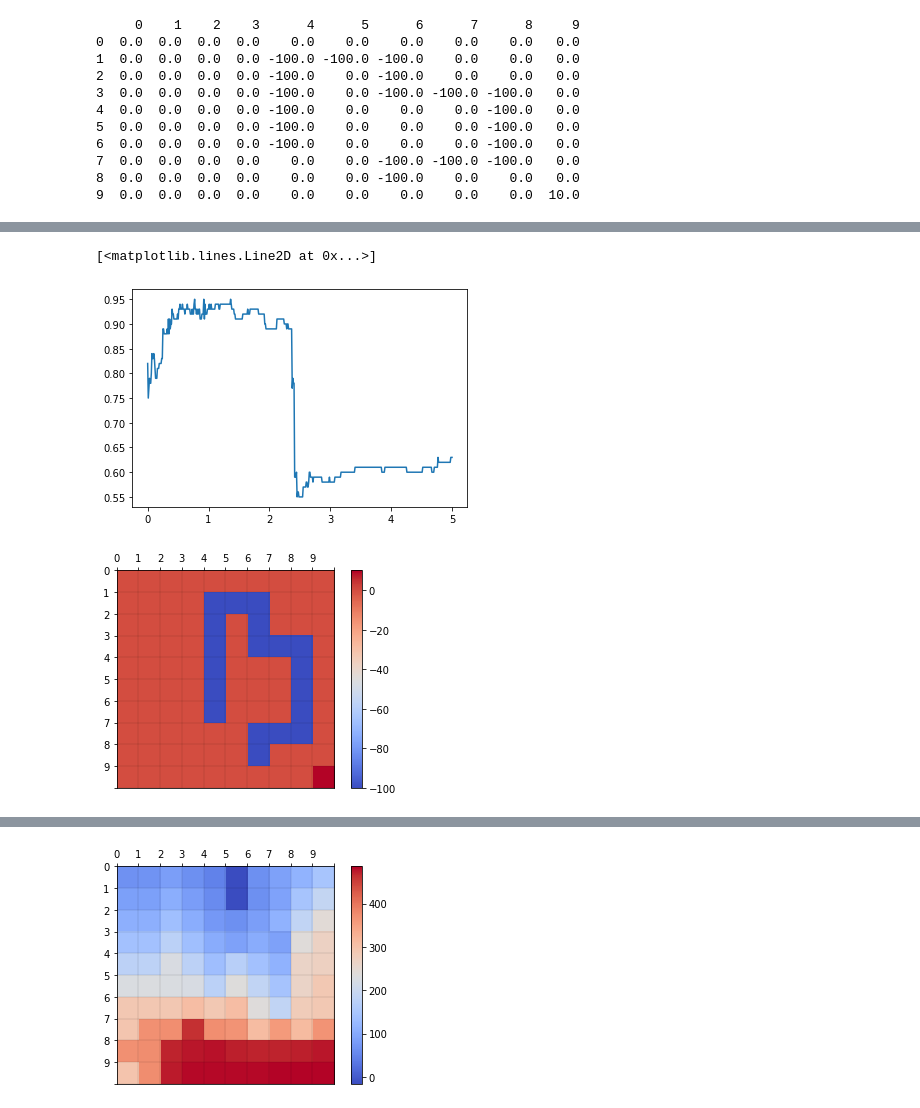
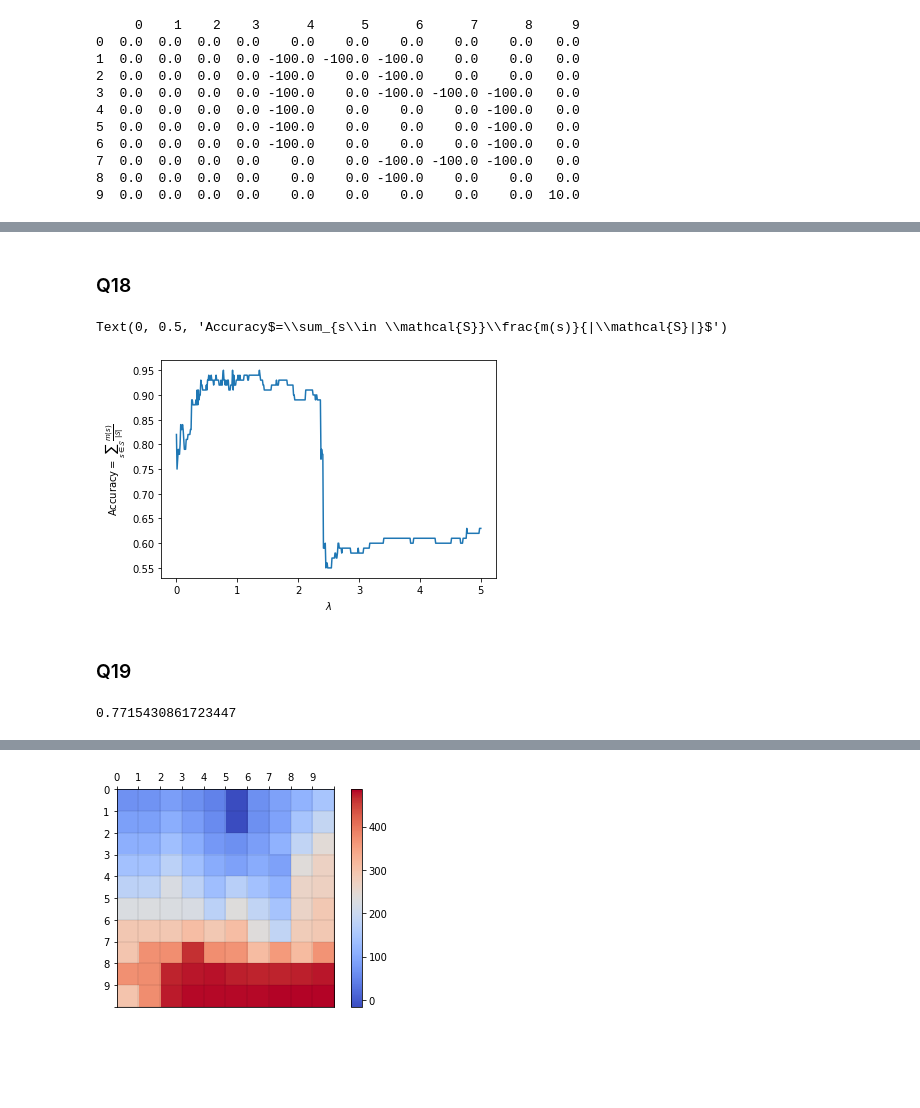
Before and after one commit to vijaysumaravi/ECE232E, a Jupyter notebook: Project3/Part2_2.ipynb, the cells around one changed output, grey strips where cells are left out. Drawn from its saved outputs; the diff is of its cells as text; code cells hidden in the pictures; blank space fills up the shorter version.

```diff
--- a/Project3/Part2_2.ipynb
+++ b/Project3/Part2_2.ipynb
@@ -1,5 +1,7 @@
 # %%
 import numpy as np
+import matplotlib
+matplotlib.rcParams['text.usetex'] = False
 import matplotlib.pyplot as plt
 # %%
 import pandas as pd
@@ -7,10 +9,6 @@ import pandas as pd
 from cvxopt import matrix, solvers
 # %%
 from tqdm import tqdm
-# %%
-w=0.1
-# %%
-P=np.zeros((100,4,100))
 # %%
 def is_valid_state(s):
     return (s>=0) and (s<100)
@@ -354,10 +221,12 @@ def solve_irl(P,policy,Rmax,lmda=None):
     solution=solvers.lp(-matrix(c.transpose()),matrix(A),matrix(b))
     return np.array(solution['x'][-100:]).squeeze()
 # %%
-def calc_accuracy_over_lmdas(P,target_policy,Rmax,lmdas):
+def calc_accuracy_over_lmdas(P,target_policy,Rmax,lmdas,epsilon=0.01):
     accuracy=np.zeros_like(lmdas)
     for i,lmda in enumerate(tqdm(lmdas)):
         R_predicted=solve_irl(P,target_policy,Rmax,lmda)
-        V,predicted_policy=fast_value_iteration(P,R_predicted)
+        V,predicted_policy=fast_value_iteration(P,R_predicted,epsilon)
         accuracy[i]=(predicted_policy==target_policy).sum()/100
     return accuracy
+# %% [markdown]
+### Q18
@@ -364,13 +235,19 @@ def calc_accuracy_over_lmdas(P,target_policy,Rmax,lmdas):
 # %%
 lmdas=np.linspace(0,5,500)
 accuracy=calc_accuracy_over_lmdas(P1,policy2,R2max,lmdas)
-plt.plot(lmdas,accuracy)
-# %% [output]
-[<matplotlib.lines.Line2D at 0x...>]
-[figure, removed]
+# %%
+plt.plot(lmdas,accuracy)
+plt.xlabel(r'$\lambda$')
+plt.ylabel(r'Accuracy$=\sum_{s\in \mathcal{S}}\frac{m(s)}{|\mathcal{S}|}$')
+#plt.savefig('plots/Q18.png', dpi=600, bbox_inches='tight')
+# %% [output]
+Text(0, 0.5, 'Accuracy$=\\sum_{s\\in \\mathcal{S}}\\frac{m(s)}{|\\mathcal{S}|}$')
+[figure, added]
+# %% [markdown]
+### Q19
 # %%
 lmda_max_2=lmdas[np.argmax(accuracy)]
-# %%
-draw_heatmap(R2)
-# %% [output]
-[figure, removed]
+# %%
+print(lmda_max_2)
+# %% [output]
+0.7715430861723447
```
Also changed, not shown: parts of 65 cells of this notebook.
